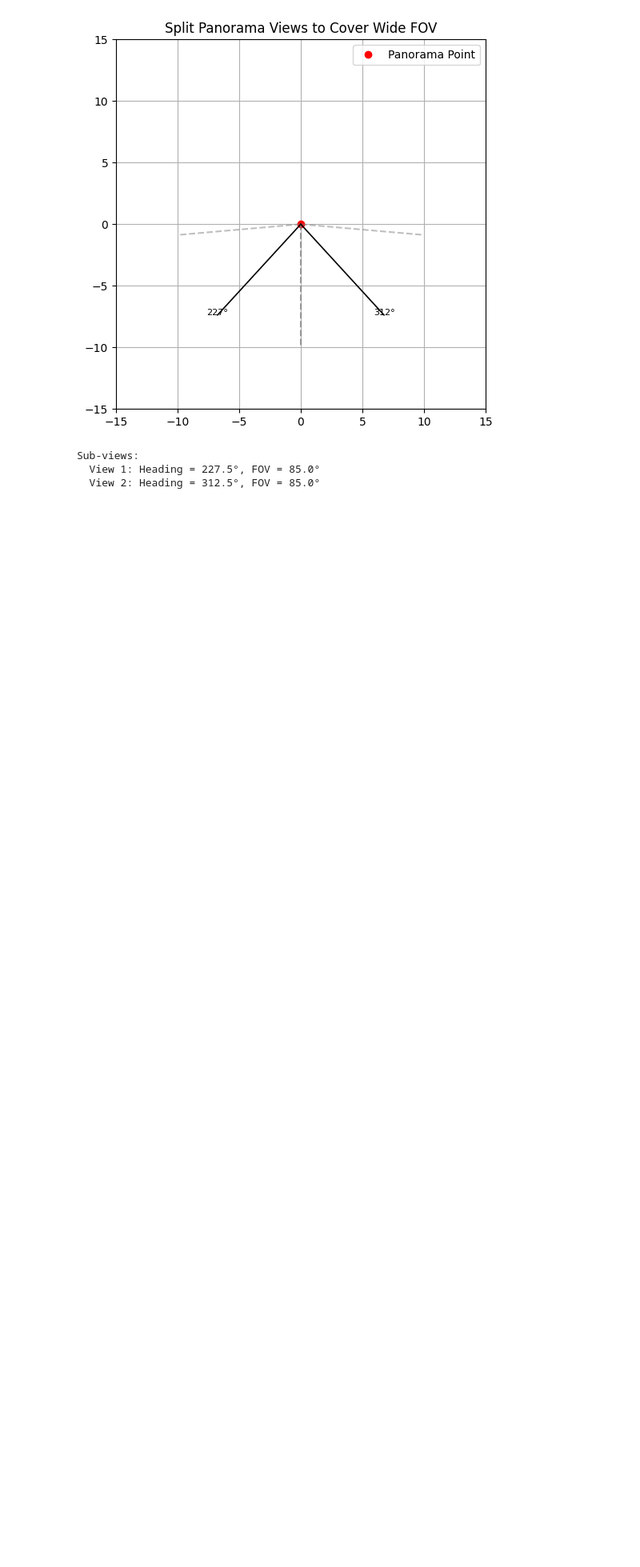
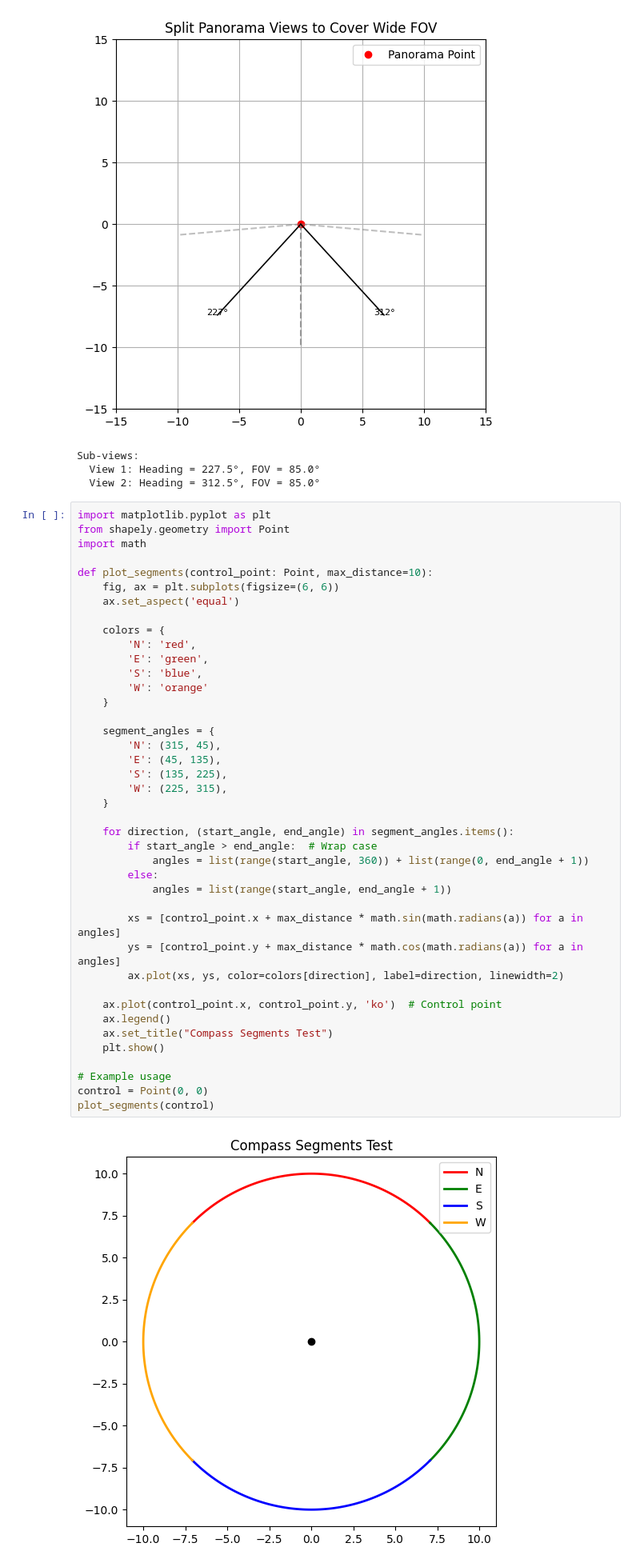
Before and after one commit to rpasquini/street-level-change, a Jupyter notebook: notebooks/view_angles.ipynb, the cells around one changed output. Shown at 80% size. Drawn from its saved outputs; the diff is of its cells as text; blank space fills up the shorter version.

```diff
--- a/notebooks/view_angles.ipynb
+++ b/notebooks/view_angles.ipynb
@@ -287,3 +397,46 @@ run_fov_split_example()
 Sub-views:
   View 1: Heading = 227.5°, FOV = 85.0°
   View 2: Heading = 312.5°, FOV = 85.0°
+# %%
+import matplotlib.pyplot as plt
+from shapely.geometry import Point
+import math
+
+def plot_segments(control_point: Point, max_distance=10):
+    fig, ax = plt.subplots(figsize=(6, 6))
+    ax.set_aspect('equal')
+
+    colors = {
+        'N': 'red',
+        'E': 'green',
+        'S': 'blue',
+        'W': 'orange'
+    }
+
+    segment_angles = {
+        'N': (315, 45),
+        'E': (45, 135),
+        'S': (135, 225),
+        'W': (225, 315),
+    }
+
+    for direction, (start_angle, end_angle) in segment_angles.items():
+        if start_angle > end_angle:  # Wrap case
+            angles = list(range(start_angle, 360)) + list(range(0, end_angle + 1))
+        else:
+            angles = list(range(start_angle, end_angle + 1))
+
+        xs = [control_point.x + max_distance * math.sin(math.radians(a)) for a in angles]
+        ys = [control_point.y + max_distance * math.cos(math.radians(a)) for a in angles]
+        ax.plot(xs, ys, color=colors[direction], label=direction, linewidth=2)
+
+    ax.plot(control_point.x, control_point.y, 'ko')  # Control point
+    ax.legend()
+    ax.set_title("Compass Segments Test")
+    plt.show()
+
+# Example usage
+control = Point(0, 0)
+plot_segments(control)
+# %% [output]
+[figure, added]
```
Also changed, not shown: parts of 3 cells of this notebook, 3 other files.
